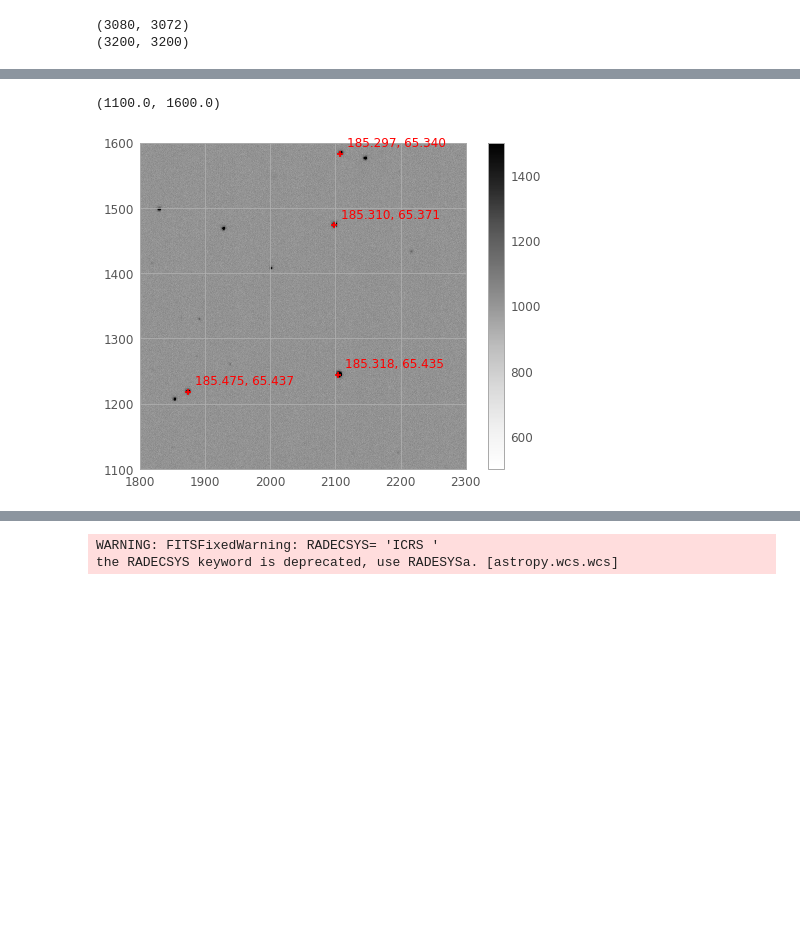
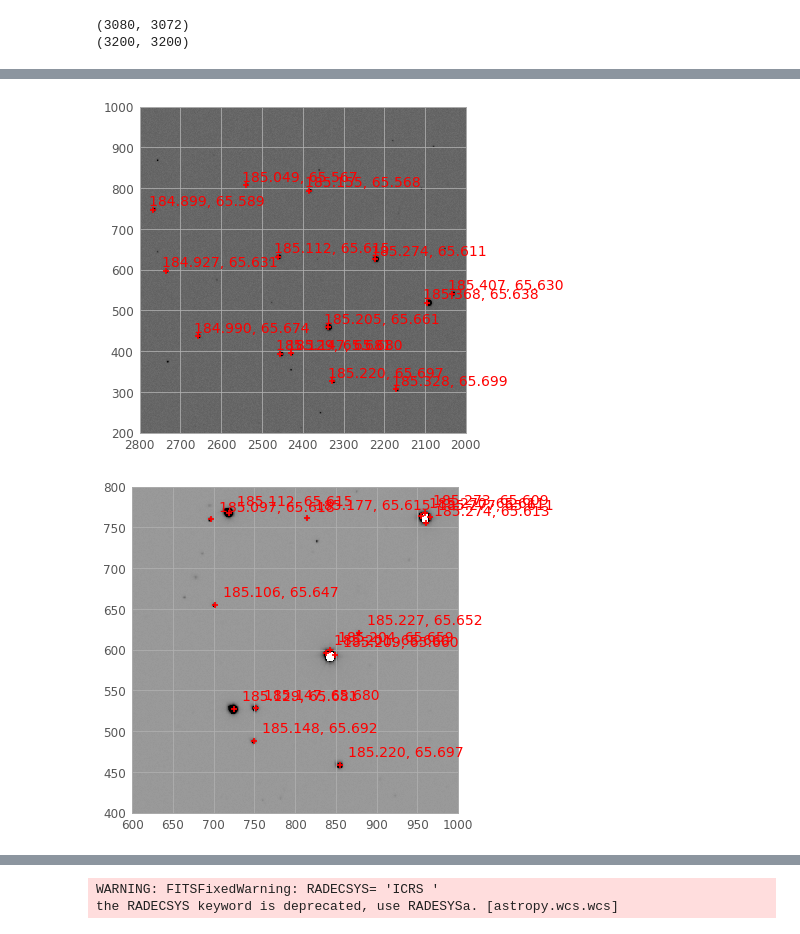
Before and after one commit to RileyWClarke/RAFTS, a Jupyter notebook: ztf_imgs.ipynb, the cells around one changed output, grey strips where cells are left out. Saved outputs shown, nothing was run; the diff lists cells and outputs as text; code cells hidden in the pictures; blank space fills up the shorter version.

```diff
--- a/ztf_imgs.ipynb
+++ b/ztf_imgs.ipynb
@@ -290,3 +272,3 @@ Fitting model: Sersic spheroid
 # %%
-ref_cata = srcext('000819_refimg.fits')
+ref_cata = srcext('000819_refimg.fits', det_thresh=15, ana_thresh=15)
 # %% [output]
@@ -349,6 +332,8 @@ print(ref_data.shape)
 (3080, 3072)
 (3200, 3200)
 # %%
+annotate=True
+
 images = {"sci":sci_data, "ref":ref_data}
 cats = {"sci":sci_cata, "ref":ref_cata}
 it = "sci"
@@ -357,11 +342,17 @@ for it in ["sci", "ref"]:
     plt.figure()
     plt.imshow(images[it], interpolation='none', origin='lower', cmap='Greys', clim=(0,1500))
     plt.colorbar()
-    #plt.scatter(cats[it]["X_IMAGE"], cats[it]["Y_IMAGE"], color='r', marker='+')
-    #for i in range(len(cats[it]["X_IMAGE"])):
-    #    plt.annotate('{0:.3f}, {1:.3f}'.format(cats[it]["ALPHA_SKY"].values[i], cats[it]["DELTA_SKY"].values[i]),
-    #    (cats[it]["X_IMAGE"].values[i]+10, cats[it]["Y_IMAGE"].values[i]+10), color='r', fontsize=8)
-    plt.xlim(500,1300)
-    plt.ylim(300,900)
+    plt.xlim(500,1000)
+    plt.ylim(500,1000)
+
     plt.title(it)
+
+    if it == "sci":
+        plt.gca().invert_xaxis()
+
+    if annotate:
+        plt.scatter(cats[it]["X_IMAGE"], cats[it]["Y_IMAGE"], color='r', marker='+')
+        for i in range(len(cats[it]["X_IMAGE"])):
+            plt.annotate('{0:.3f}, {1:.3f}'.format(cats[it]["ALPHA_SKY"].values[i], cats[it]["DELTA_SKY"].values[i]),
+            (cats[it]["X_IMAGE"].values[i]+10, cats[it]["Y_IMAGE"].values[i]+10), color='r', fontsize=14)
 # %% [output]
@@ -370,16 +361,24 @@ for it in ["sci", "ref"]:
 # %%
-plt.figure()
-plt.imshow(sci_data, interpolation='none', origin='lower', cmap='Greys', clim=(500,1500))
-plt.colorbar()
-plt.scatter(sci_cata["X_IMAGE"]-1, sci_cata["Y_IMAGE"]-1, color='r', marker='+')
+plt.imshow(sci_data, interpolation='none', cmap='Greys', clim=(0,1500))
+plt.xlim(2000,2800)
+plt.ylim(200,1000)
+plt.scatter(sci_cata["X_IMAGE"], sci_cata["Y_IMAGE"], color='r', marker='+')
 for i in range(len(sci_cata["X_IMAGE"])):
     plt.annotate('{0:.3f}, {1:.3f}'.format(sci_cata["ALPHA_SKY"].values[i], sci_cata["DELTA_SKY"].values[i]),
-    (sci_cata["X_IMAGE"].values[i]+10, sci_cata["Y_IMAGE"].values[i]+10), color='r')
-plt.xlim(1800,2300)
-plt.ylim(1100,1600);
+    (sci_cata["X_IMAGE"].values[i]+10, sci_cata["Y_IMAGE"].values[i]+10), color='r', fontsize=14)
+plt.gca().invert_xaxis()
+plt.show()
+
+plt.imshow(ref_data, interpolation='none', cmap='Greys', clim=(0,500))
+plt.xlim(600,1000)
+plt.ylim(400,800)
+plt.scatter(ref_cata["X_IMAGE"], ref_cata["Y_IMAGE"], color='r', marker='+')
+for i in range(len(ref_cata["X_IMAGE"])):
+    plt.annotate('{0:.3f}, {1:.3f}'.format(ref_cata["ALPHA_SKY"].values[i], ref_cata["DELTA_SKY"].values[i]),
+    (ref_cata["X_IMAGE"].values[i]+10, ref_cata["Y_IMAGE"].values[i]+10), color='r', fontsize=14)
 # %% [output]
-(1100.0, 1600.0)
-[figure, old version]
+[figure, new version]
+[figure, added]
 # %%
 ind, d2d, d3d = xmatch(sci_cata,ref_cata)
 # %%
```
Also changed, not shown: parts of 23 cells of this notebook, 8 other files.
